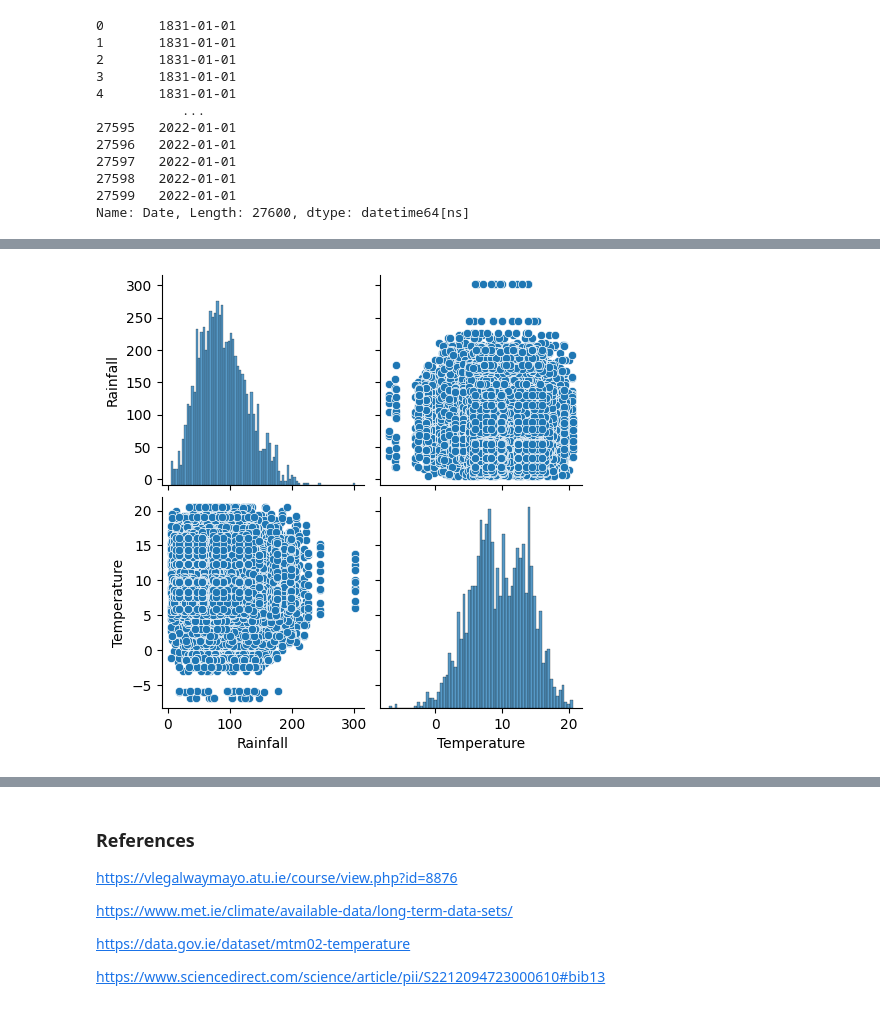
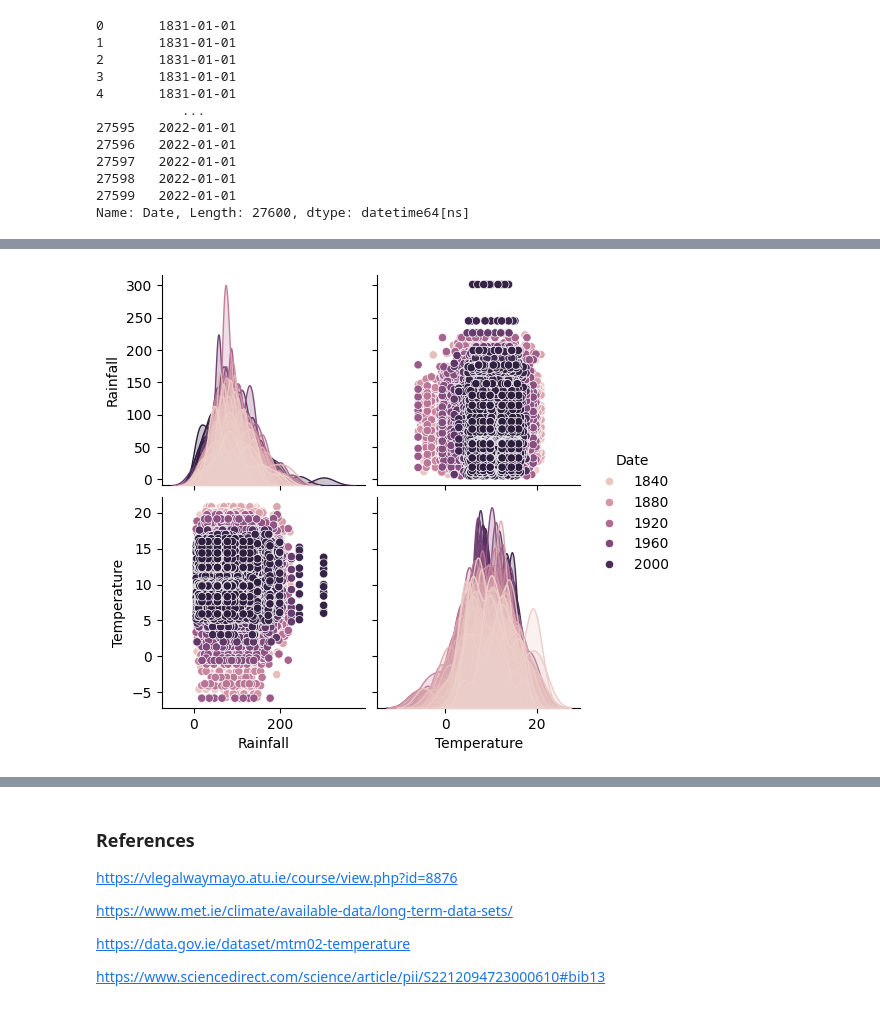
Before and after one commit to Tanjasta/PFDA_Assignment2, a Jupyter notebook: PFDA_Assignment2.ipynb, the cells around one changed output, grey strips where cells are left out. Cells and saved outputs as stored; diff of their text form; code cells hidden in the pictures.

```diff
--- a/PFDA_Assignment2.ipynb
+++ b/PFDA_Assignment2.ipynb
@@ -1271,8 +1303,7 @@ plt.show()
 # %%
 
-import seaborn as sns
-sns.pairplot(merged_df)
+sns.pairplot(cleaned_df, hue="Date")
 plt.show()
 # %% [output]
-[figure, old version]
+[figure, new version]
 # %%
```
Also changed, not shown: parts of 28 cells of this notebook, 3 other files.
